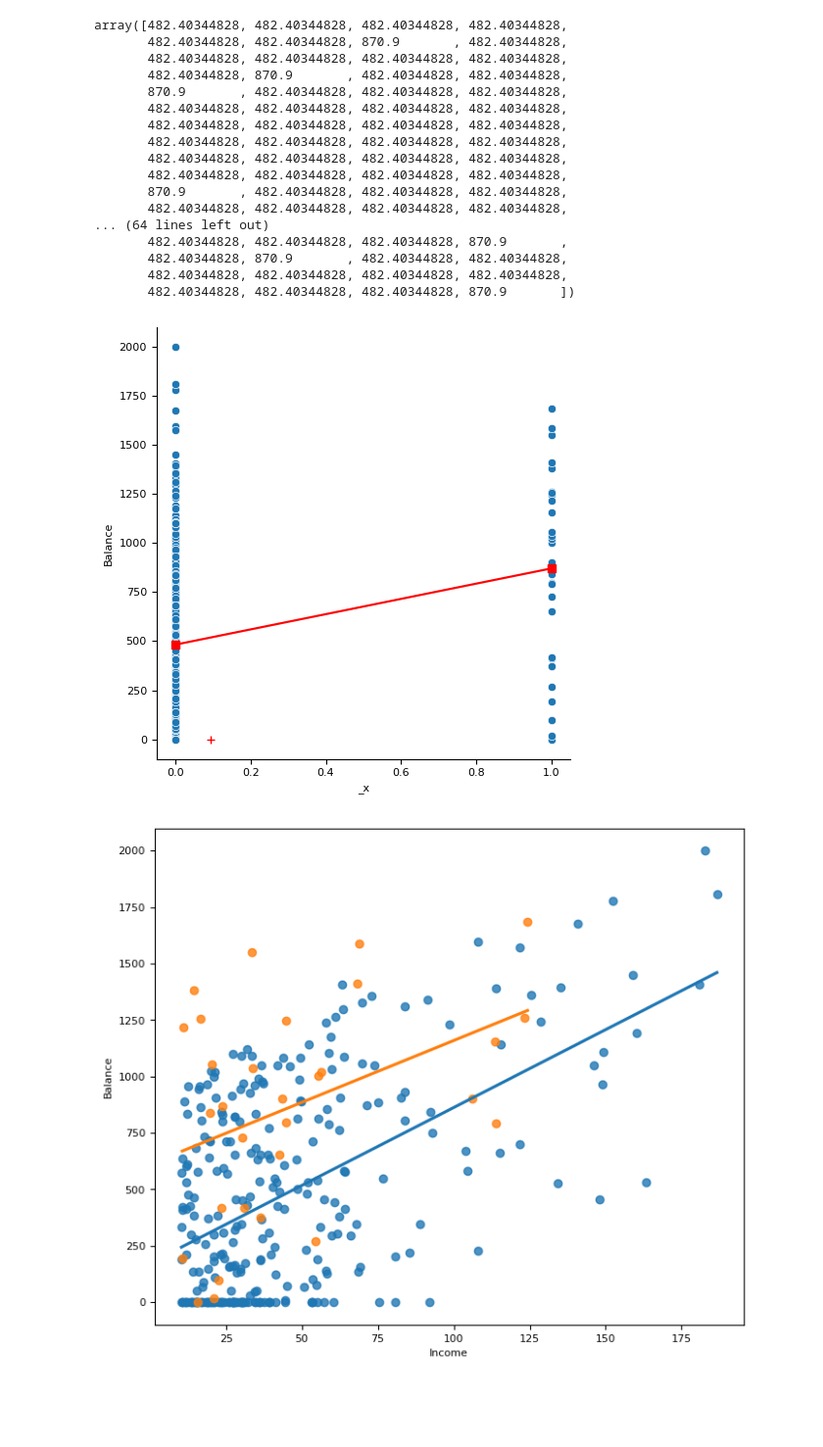
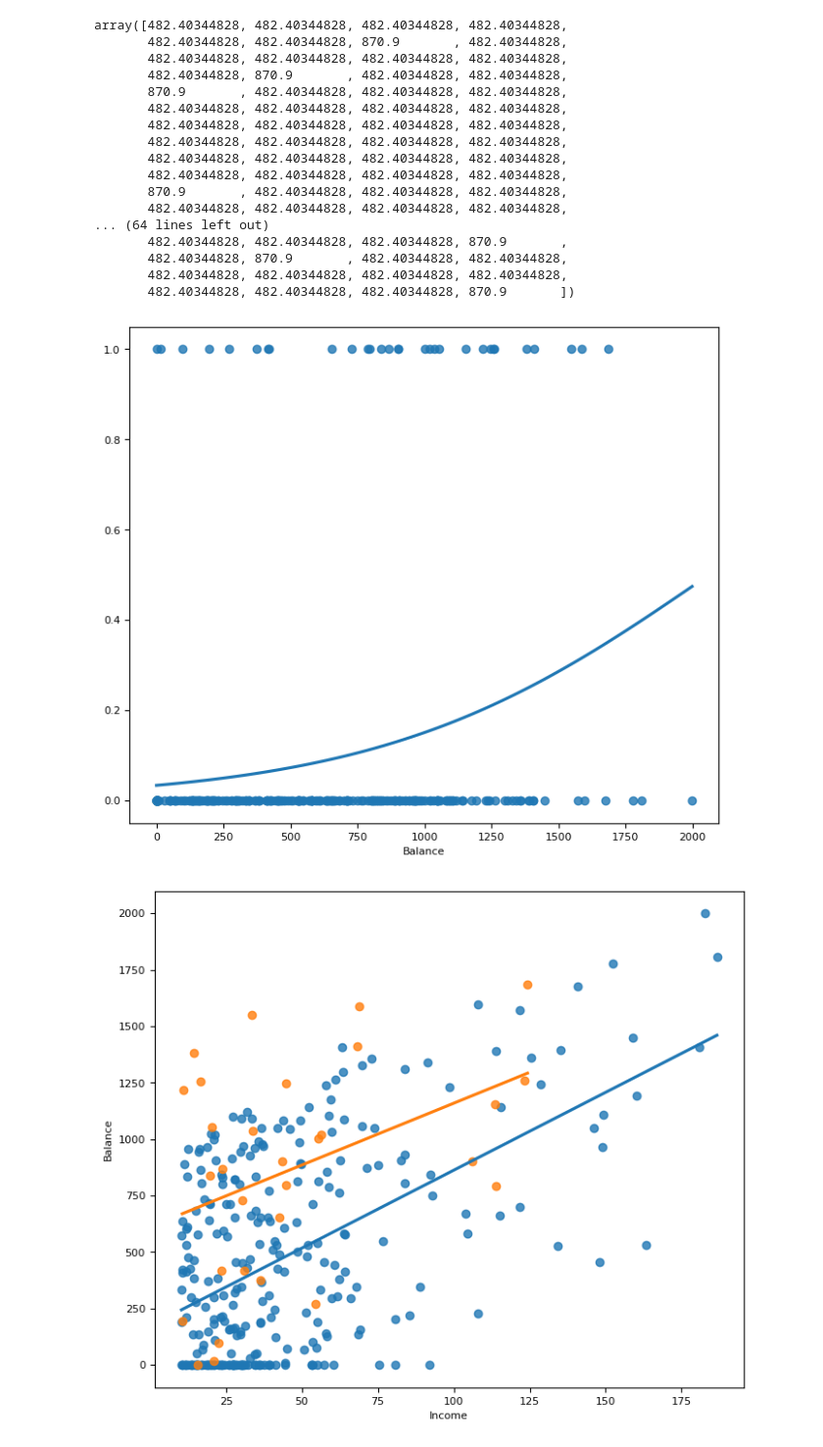
Before and after one commit to cmd-master/std-islr, a Jupyter notebook: creditcard.ipynb, the cells around one changed output. Shown at 98% size. Saved outputs shown, nothing was run; the diff lists cells and outputs as text; code cells hidden in the pictures; blank space fills up the shorter version.

Commit message:
new: logistic regression

```diff
--- a/creditcard.ipynb
+++ b/creditcard.ipynb
@@ -183,14 +183,13 @@ array([482.40344828, 482.40344828, 482.40344828, 482.40344828,
        482.40344828, 870.9       , 482.40344828, 482.40344828,
        482.40344828, 482.40344828, 482.40344828, 482.40344828,
        482.40344828, 482.40344828, 482.40344828, 870.9       ])
-# %%
-sns.relplot(data=train, x=student, y='Balance', ci=False);
-sns.lineplot(x=student, y=yhat, color='red');
-plt.plot(0, train.query('Student=="No"')['Balance'].mean(), 'rs');
-plt.plot(1, train.query('Student=="Yes"')['Balance'].mean(), 'rs');
-plt.plot(student.mean(), 0, 'r+');
-# %% [output]
-[figure, removed]
+# %%
+sns.regplot(x="Balance", y=student, data=train
+                 ,logistic=True
+            , ci=False
+           );
+# %% [output]
+[figure, added]
 # %%
 sns.regplot(data=train.query('Student=="No"'), x='Income', y='Balance', ci=False);
 sns.regplot(data=train.query('Student=="Yes"'), x='Income', y='Balance', ci=False);
```
Also changed, not shown: parts of 1 cell of this notebook.
